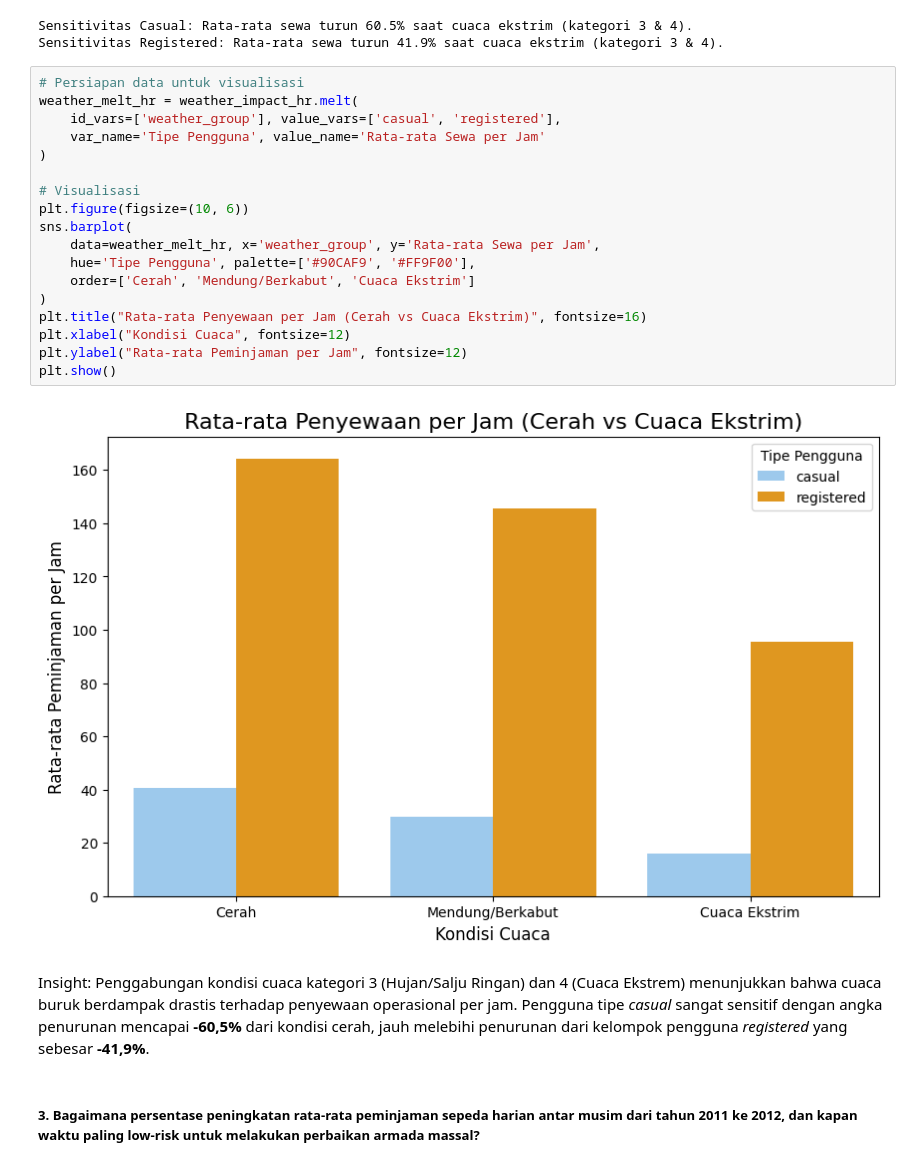
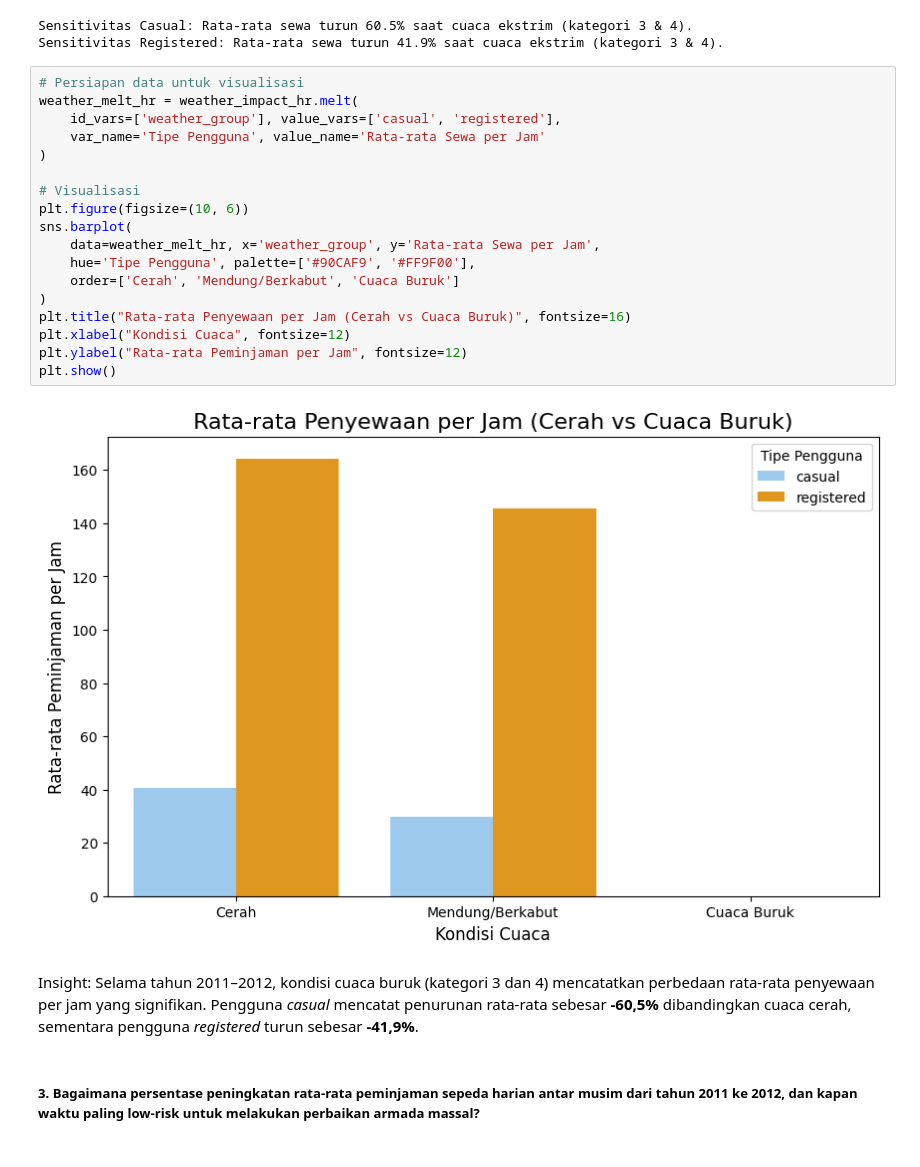
Before and after one commit to fajarvector/bike-sharing-analytics, a Jupyter notebook: notebook.ipynb, the cells around one changed output. Cells and saved outputs as stored; diff of their text form.

```diff
--- a/notebook.ipynb
+++ b/notebook.ipynb
@@ -456,25 +456,25 @@ Sensitivitas Registered: Rata-rata sewa turun 41.9% saat cuaca ekstrim (kategori
 # %%
 # Persiapan data untuk visualisasi
 weather_melt_hr = weather_impact_hr.melt(
     id_vars=['weather_group'], value_vars=['casual', 'registered'],
     var_name='Tipe Pengguna', value_name='Rata-rata Sewa per Jam'
 )
 
 # Visualisasi
 plt.figure(figsize=(10, 6))
 sns.barplot(
     data=weather_melt_hr, x='weather_group', y='Rata-rata Sewa per Jam',
     hue='Tipe Pengguna', palette=['#90CAF9', '#FF9F00'],
-    order=['Cerah', 'Mendung/Berkabut', 'Cuaca Ekstrim']
+    order=['Cerah', 'Mendung/Berkabut', 'Cuaca Buruk']
 )
-plt.title("Rata-rata Penyewaan per Jam (Cerah vs Cuaca Ekstrim)", fontsize=16)
+plt.title("Rata-rata Penyewaan per Jam (Cerah vs Cuaca Buruk)", fontsize=16)
 plt.xlabel("Kondisi Cuaca", fontsize=12)
 plt.ylabel("Rata-rata Peminjaman per Jam", fontsize=12)
 plt.show()
 # %% [output]
-[figure, old version]
+[figure, new version]
 # %% [markdown]
-Insight: Penggabungan kondisi cuaca kategori 3 (Hujan/Salju Ringan) dan 4 (Cuaca Ekstrem) menunjukkan bahwa cuaca buruk berdampak drastis terhadap penyewaan operasional per jam. Pengguna tipe *casual* sangat sensitif dengan angka penurunan mencapai **-60,5%** dari kondisi cerah, jauh melebihi penurunan dari kelompok pengguna *registered* yang sebesar **-41,9%**.
+Insight: Selama tahun 2011–2012, kondisi cuaca buruk (kategori 3 dan 4) mencatatkan perbedaan rata-rata penyewaan per jam yang signifikan. Pengguna *casual* mencatat penurunan rata-rata sebesar **-60,5%** dibandingkan cuaca cerah, sementara pengguna *registered* turun sebesar **-41,9%**.
 # %% [markdown]
 ##### 3. Bagaimana persentase peningkatan rata-rata peminjaman sepeda harian antar musim dari tahun 2011 ke 2012, dan kapan waktu paling low-risk untuk melakukan perbaikan armada massal?
 # %%
```
Also changed, not shown: parts of 5 cells of this notebook.
